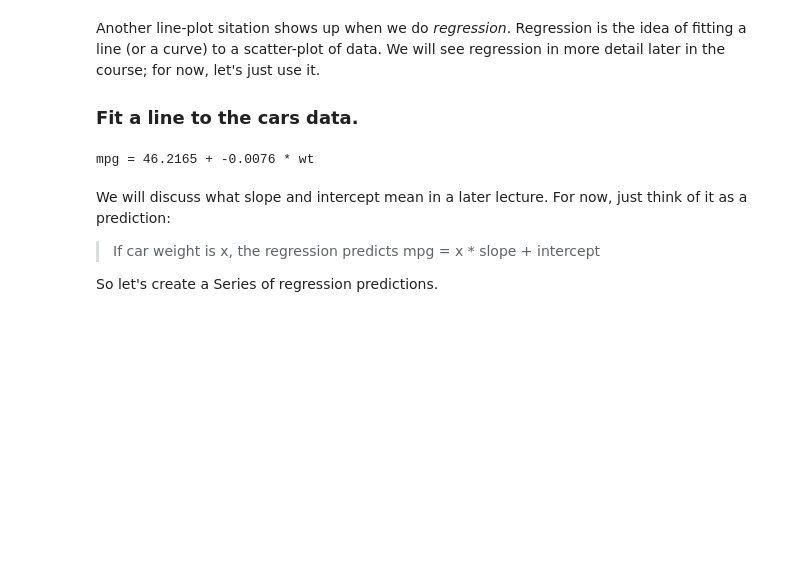
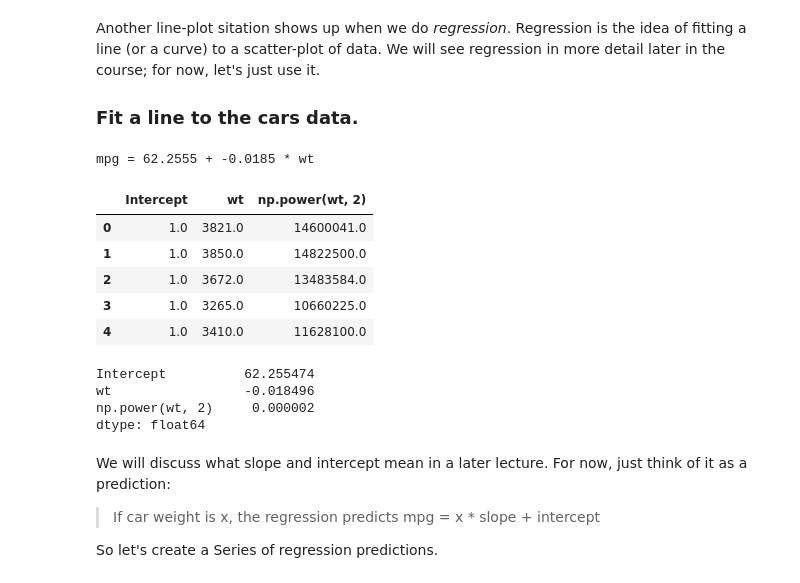
Before and after one commit to rohitashwachaks/MIS-S381N, a Jupyter notebook: Notebooks/Pandas 4 Visualization.ipynb, the cells around one changed output. Saved outputs shown, nothing was run; the diff lists cells and outputs as text; code cells hidden in the pictures; blank space fills up the shorter version.

```diff
--- a/Notebooks/Pandas 4 Visualization.ipynb
+++ b/Notebooks/Pandas 4 Visualization.ipynb
@@ -188,14 +188,30 @@ Another line-plot sitation shows up when we do _regression_. Regression is the i
 # We will see this in much more detail in a later lecture
 import statsmodels.api as sm
 from patsy import dmatrices
-y, X = dmatrices('mpg ~ wt', cars, return_type='dataframe')
+y, X = dmatrices('mpg ~ wt + np.power(wt,2)', cars, return_type='dataframe')
 result = sm.OLS(y, X).fit()
 
 slope = result.params['wt']
 intercept = result.params['Intercept']
 print('mpg = {:.4f} + {:.4f} * wt'.format(intercept, slope))
 # %% [output]
-mpg = 46.2165 + -0.0076 * wt
+mpg = 62.2555 + -0.0185 * wt
+# %%
+X[:5]
+# %% [output]
+|  | Intercept | wt | np.power(wt, 2) |
+| 0 | 1.0 | 3821.0 | 14600041.0 |
+| 1 | 1.0 | 3850.0 | 14822500.0 |
+| 2 | 1.0 | 3672.0 | 13483584.0 |
+| 3 | 1.0 | 3265.0 | 10660225.0 |
+| 4 | 1.0 | 3410.0 | 11628100.0 |
+# %%
+result.params
+# %% [output]
+Intercept          62.255474
+wt                 -0.018496
+np.power(wt, 2)     0.000002
+dtype: float64
 # %% [markdown]
 We will discuss what slope and intercept mean in a later lecture. For now, just think of it as a prediction:
 
```
Also changed, not shown: parts of 5 cells of this notebook, 15 other files.
